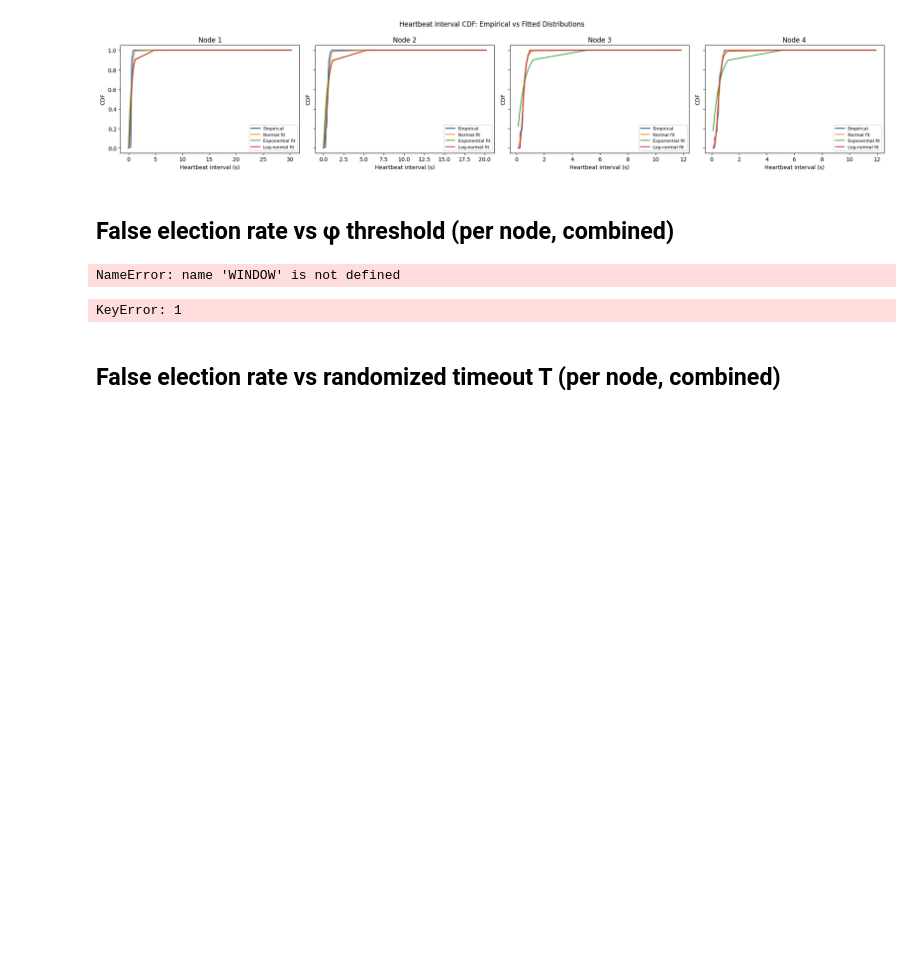
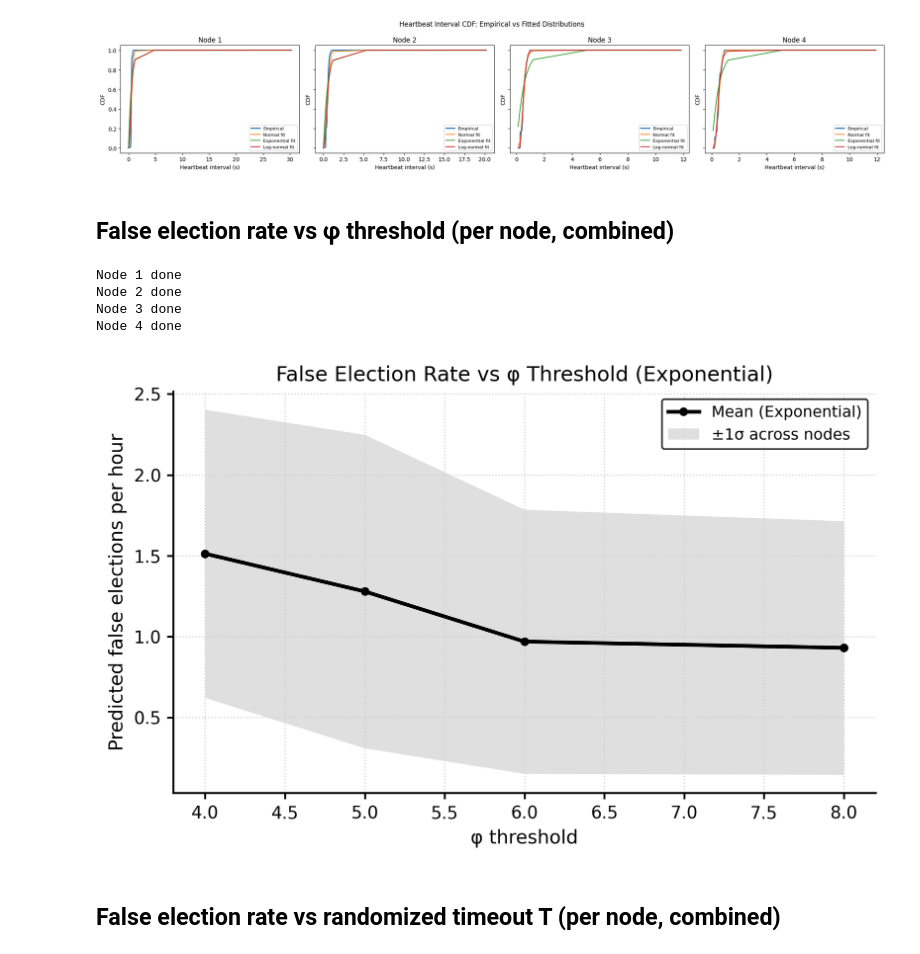
Before and after one commit to nriedman/raft-research, a Jupyter notebook: analysis/long_trace/trace-replay-refactored.ipynb, the cells around one changed output. Saved outputs shown, nothing was run; the diff lists cells and outputs as text; code cells hidden in the pictures; blank space fills up the shorter version.

```diff
--- a/analysis/long_trace/trace-replay-refactored.ipynb
+++ b/analysis/long_trace/trace-replay-refactored.ipynb
@@ -360,7 +396,7 @@ plt.show()
 # %% [markdown]
 ## False election rate vs φ threshold (per node, combined)
 # %%
-PHI_THRESHOLDS = range(4, 15)
+PHI_THRESHOLDS = [4.0, 5.0, 6.0, 8.0]
 
 
 def compute_election_rates(intervals, times):
@@ -397,7 +433,10 @@ for node_id in NODE_IDS:
     election_results[node_id] = compute_election_rates(iv, ts)
     print(f"Node {node_id} done")
 # %% [output]
-NameError: name 'WINDOW' is not defined
+Node 1 done
+Node 2 done
+Node 3 done
+Node 4 done
 # %%
 phi_vals = np.array(list(PHI_THRESHOLDS))
 col = "exp_eph"
@@ -416,35 +455,34 @@ upper = mean_rate + std_rate
 fig, ax = plt.subplots(figsize=(6.5, 4.2), dpi=300)
 
 # Paper-style formatting
 ax.spines["top"].set_visible(False)
 ax.spines["right"].set_visible(False)
 ax.spines["left"].set_linewidth(1.1)
 ax.spines["bottom"].set_linewidth(1.1)
 ax.grid(True, linestyle=":", linewidth=0.7, color="0.82")
 ax.tick_params(axis="both", labelsize=10, width=1.1)
 
 # Mean ± 1σ
 ax.plot(
     phi_vals, mean_rate,
     color="black", linewidth=2.2, marker="o", markersize=4,
     label="Mean (Exponential)"
 )
 ax.fill_between(
     phi_vals, lower, upper,
     color="0.5", alpha=0.25, linewidth=0,
     label="±1σ across nodes"
 )
 
-ax.set_yscale("log")
 ax.set_xlabel("φ threshold", fontsize=11)
 ax.set_ylabel("Predicted false elections per hour", fontsize=11)
 ax.set_title("False Election Rate vs φ Threshold (Exponential)", fontsize=12)
 ax.legend(frameon=True, edgecolor="black", fontsize=9)
 
 plt.tight_layout()
 plt.show()
 # %% [output]
-KeyError: 1
+[figure, added]
 # %% [markdown]
 ## False election rate vs randomized timeout T (per node, combined)
 # %%
```
Also changed, not shown: parts of 4 cells of this notebook, 33 other files.
